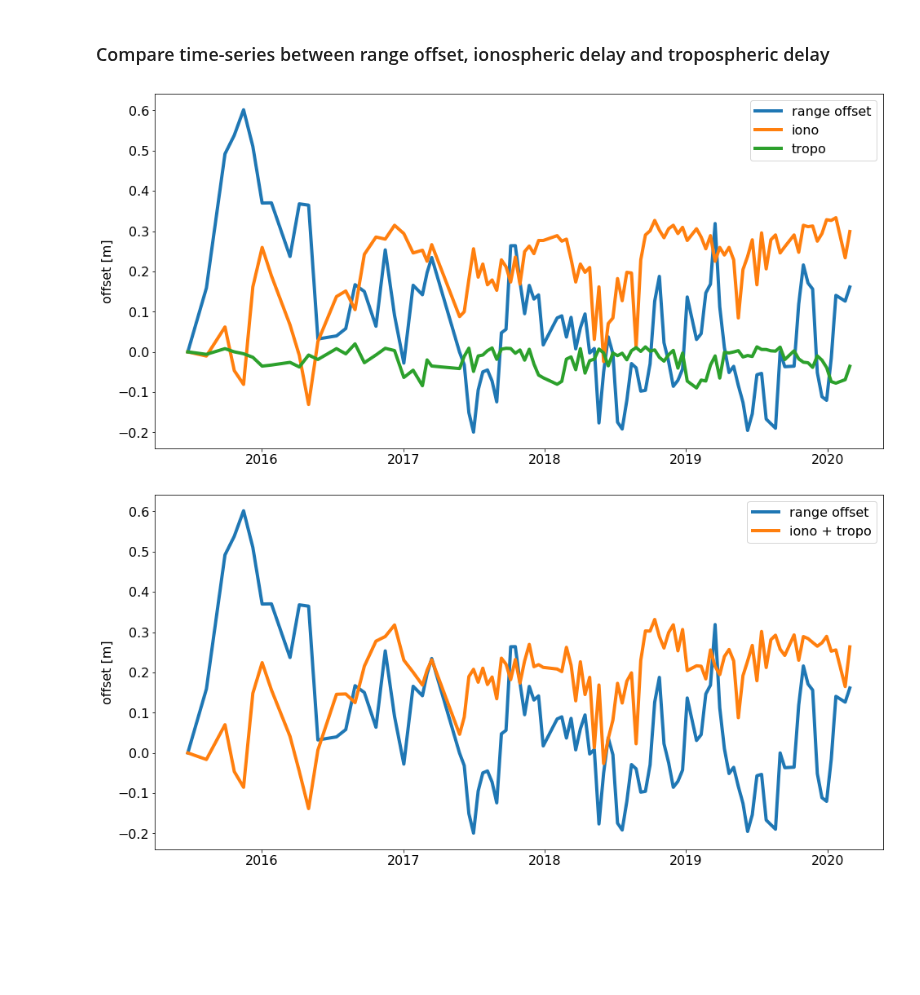
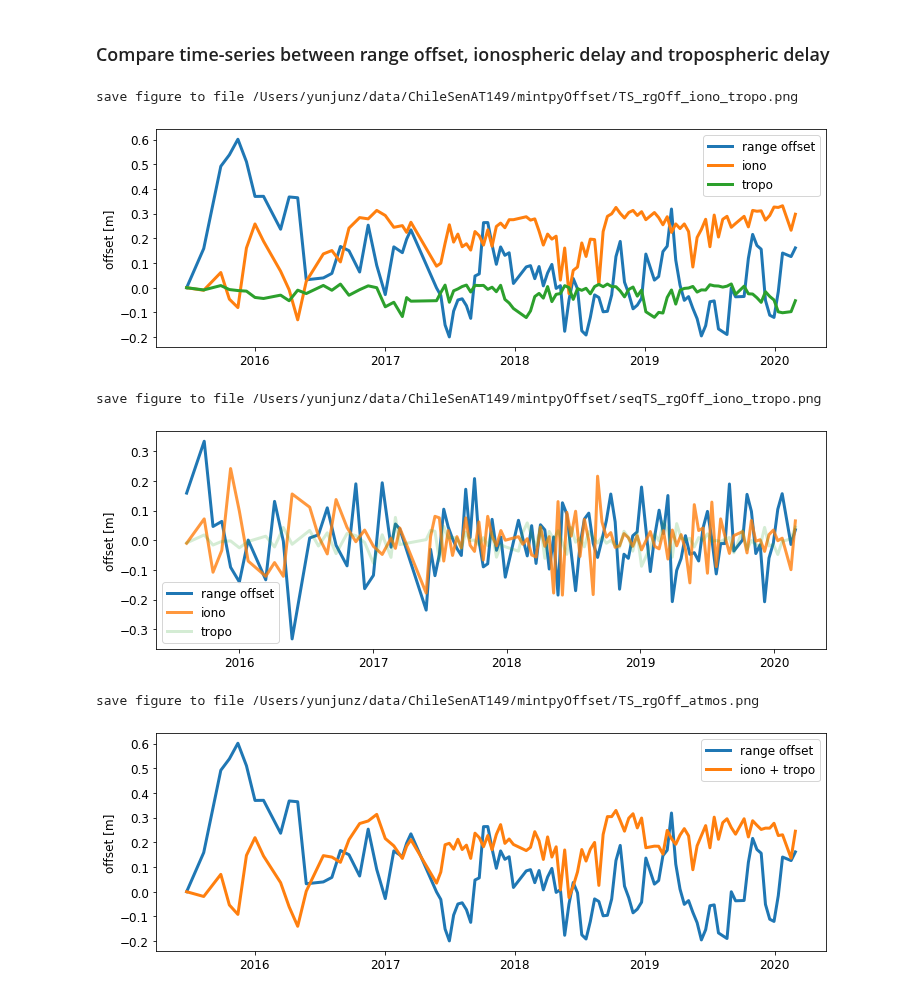
Before and after one commit to yunjunz/2022-Geolocation, a Jupyter notebook: offset_atmos.ipynb, the cells around one changed output. Cells and saved outputs as stored; diff of their text form; code cells hidden in the pictures; blank space fills up the shorter version.

```diff
--- a/offset_atmos.ipynb
+++ b/offset_atmos.ipynb
@@ -3,7 +3,6 @@
 import os
 import numpy as np
 from matplotlib import pyplot as plt
-plt.rcParams.update({'font.size': 16})
 
 from mintpy.objects import timeseries
 from mintpy.utils import readfile, writefile, ptime, plot as pp, utils as ut
@@ -16,6 +15,8 @@ os.chdir(work_dir)
 print('Go to directory', work_dir)
 
 tec_dir = os.path.expanduser('~/data/atmosphere/TEC')
+
+figsize = [12,4]
 # %% [output]
 Go to directory /Users/yunjunz/data/ChileSenAT149/mintpyOffset
 # %%
@@ -77,25 +173,63 @@ ts_tropo -= ts_tropo[0]
 # %% [markdown]
 ### Compare time-series between range offset, ionospheric delay and tropospheric delay
+# %%
+# calculate the relative range delay
+ts_iono_med -= ts_iono_med[0]
+ts_iono_med *= -1
+ts_tropo_med -= ts_tropo_med[0]
+ts_atmos = ts_iono_med + ts_tropo_med
 # %%
 ## plot
-fig, ax = plt.subplots(figsize=[16, 8])
-ax.plot(ts_obj.times, ts_off_med, linewidth=4, label='range offset')
-ax.plot(ts_obj.times, -ts_iono,   linewidth=4, label='iono')
-ax.plot(ts_obj.times, ts_tropo,   linewidth=4, label='tropo')
+plt.rcParams.update({'font.size': 12})
+fig, ax = plt.subplots(figsize=figsize)
+ax.plot(ts_obj.times, ts_off_med,   linewidth=3, label='range offset')
+ax.plot(ts_obj.times, ts_iono_med,  linewidth=3, label='iono')
+ax.plot(ts_obj.times, ts_tropo_med, linewidth=3, label='tropo')
 ax.set_ylabel('offset [m]')
 #ax.set_xlim(left=ts_obj.times[-30])
 plt.legend()
+
+# output
+out_fig = os.path.abspath('TS_rgOff_iono_tropo.png')
+print('save figure to file', out_fig)
+plt.savefig(out_fig, bbox_inches='tight', transparent=True, dpi=300)
 plt.show()
 # %% [output]
+save figure to file /Users/yunjunz/data/ChileSenAT149/mintpyOffset/TS_rgOff_iono_tropo.png
-[figure, old version]
+[figure, new version]
+# %%
+## plot
+plt.rcParams.update({'font.size': 12})
+fig, ax = plt.subplots(figsize=figsize)
+ax.plot(ts_obj.times[1:], np.diff(ts_off_med),   linewidth=3, alpha=1, label='range offset')
+ax.plot(ts_obj.times[1:], np.diff(ts_iono_med),  linewidth=3, alpha=0.8, label='iono')
+ax.plot(ts_obj.times[1:], np.diff(ts_tropo_med), linewidth=3, alpha=0.2, label='tropo')
+ax.set_ylabel('offset [m]')
+#ax.set_xlim(left=ts_obj.times[-30])
+plt.legend()
+
+# output
+out_fig = os.path.abspath('seqTS_rgOff_iono_tropo.png')
+print('save figure to file', out_fig)
+plt.savefig(out_fig, bbox_inches='tight', transparent=True, dpi=300)
+plt.show()
+# %% [output]
+save figure to file /Users/yunjunz/data/ChileSenAT149/mintpyOffset/seqTS_rgOff_iono_tropo.png
+[figure, added]
 # %%
 ## plot
-fig, ax = plt.subplots(figsize=[16, 8])
-ax.plot(ts_obj.times, ts_off_med,          linewidth=4, label='range offset')
-ax.plot(ts_obj.times, -ts_iono + ts_tropo, linewidth=4, label='iono + tropo')
+fig, ax = plt.subplots(figsize=figsize)
+ax.plot(ts_obj.times, ts_off_med, linewidth=3, label='range offset')
+ax.plot(ts_obj.times, ts_atmos,   linewidth=3, label='iono + tropo')
 ax.set_ylabel('offset [m]')
 #ax.set_xlim(left=ts_obj.times[-30])
 plt.legend()
+
+# output
+out_fig = os.path.abspath('TS_rgOff_atmos.png')
+print('save figure to file', out_fig)
+plt.savefig(out_fig, bbox_inches='tight', transparent=True, dpi=300)
 plt.show()
 # %% [output]
+save figure to file /Users/yunjunz/data/ChileSenAT149/mintpyOffset/TS_rgOff_atmos.png
-[figure, old version]
+[figure, new version]
```
Also changed, not shown: parts of 6 cells of this notebook, 18 other files.
